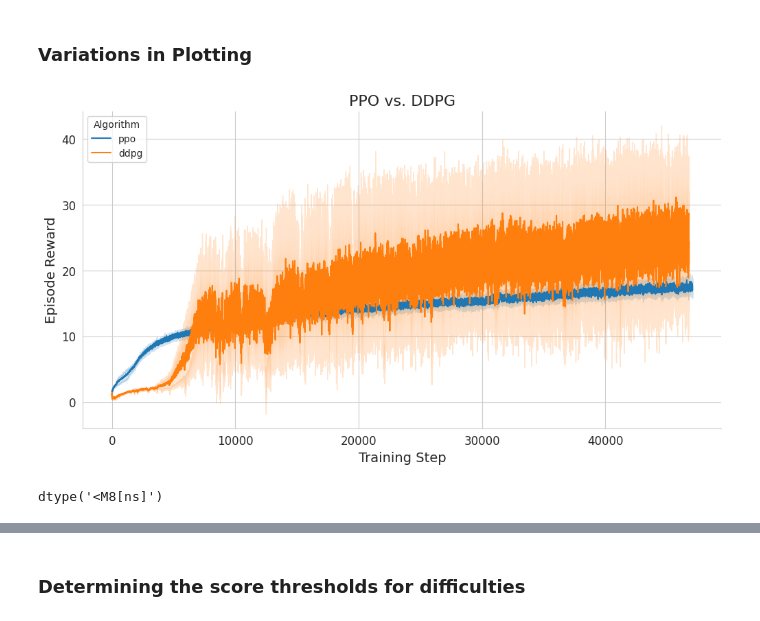
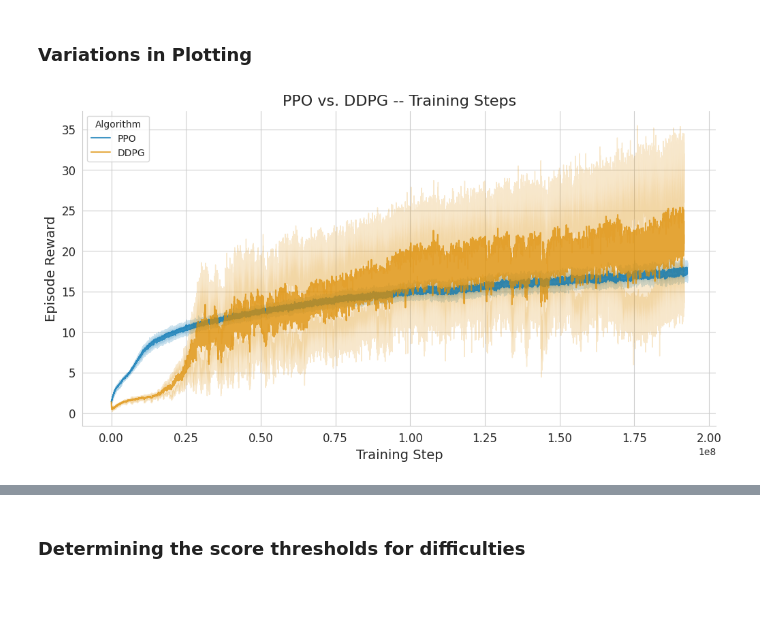
Before and after one commit to Farama-Foundation/A2Perf, a Jupyter notebook: viz/analysis/quadruped_locomotion/all_metrics.ipynb, the cells around one changed output, grey strips where cells are left out. Drawn from its saved outputs; the diff is of its cells as text; code cells hidden in the pictures; blank space fills up the shorter version.

```diff
--- a/viz/analysis/quadruped_locomotion/all_metrics.ipynb
+++ b/viz/analysis/quadruped_locomotion/all_metrics.ipynb
@@ -86,7 +103,7 @@ experiment_base_dir = os.path.join(base_dir, domain, 'debug' if debug else '',
 # reduce all seeds over all algorithms to a single list
 
 for algo in algo_to_exp_dict.keys():
-  experiment_path = os.path.join(experiment_base_dir, algo,
+  experiment_path = os.path.join(experiment_base_dir, algo.lower(),
                                  algo_to_exp_dict[algo],
                                  f'**/tensorboard/{algo.upper()}_0_1/*events*')
   print(f'Experiment Path: {experiment_path}')
@@ -159,6 +183,7 @@ def load_tb_data(event_file):
 # %%
 all_df = pd.DataFrame()
 for log_dir in log_dirs:
+  print(log_dir)
   log_base_dir = os.path.dirname(log_dir)
   exp_split = log_dir.split('/')
 
@@ -169,6 +194,7 @@ for log_dir in log_dirs:
   experiment = exp_split[-5]
   algo = exp_split[-6]
   if seed not in algo_to_seeds[algo]:
+    print(f'\tSkipping {log_dir} since seed {seed} is not in algo_to_seeds')
     continue
 
   print(f'Processing Experiment: {experiment}, Seed: {seed}, Algo: {algo}')
@@ -178,6 +204,13 @@ for log_dir in log_dirs:
     data = pd.read_csv(os.path.join(log_base_dir, 'data.csv'))
   else:
     data = load_tb_data(log_dir)
+
+    # Convert datetime columns to offset-naive (if they exist and are offset-aware)
+    # Example: assuming 'timestamp' is your datetime column
+    if 'timestamp' in data.columns:
+      data['timestamp'] = pd.to_datetime(data['timestamp']).apply(
+          lambda x: x.replace(tzinfo=None) if x.tzinfo else x)
+
     data['seed'] = seed
     data['experiment'] = experiment
     data['algo'] = algo
@@ -252,44 +285,39 @@ Algo: ppo
 # %% [markdown]
 ### Variations in Plotting
 # %%
+# Assuming all_df is your DataFrame
+all_df['algo'] = all_df['algo'].str.upper()  # Capitalize the 'algo' column
+step_to_plot = all_df['step'] * 4096  # Multiply the 'step' column by 4096
+
 # Set the style of the plot to be more professional
-sns.set_style(
-    "whitegrid")  # This creates a grid background for better readability
+sns.set_style("whitegrid")
 
 # Create a larger figure size for better visibility
 plt.figure(figsize=(12, 6))
 
 # Plot the data
-axes = sns.lineplot(x='step', y='episode_reward', hue='algo',
-                    data=all_df, errorbar='sd')
+axes = sns.lineplot(x=step_to_plot, y='episode_reward', hue='algo', data=all_df,
+                    errorbar='sd', palette='colorblind', )
+
+for line in axes.lines:
+  line.set_alpha(0.75)
 
 # Set the labels and titles
-axes.set_xlabel('Training Step', fontsize=14)  # Set x-axis label
-axes.set_ylabel('Episode Reward', fontsize=14)  # Set y-axis label
-axes.set_title('PPO vs. DDPG', fontsize=16)  # Set plot title
+axes.set_xlabel('Training Step', fontsize=14)
+axes.set_ylabel('Episode Reward', fontsize=14)
+axes.set_title('PPO vs. DDPG -- Training Steps', fontsize=16)
 
 # Improve the legend
-axes.legend(title='Algorithm', loc='upper left',
-            fontsize='medium')  # Customize the legend
+axes.legend(title='Algorithm', loc='upper left', fontsize='medium')
 
 # Fine-tuning for professional appearance
-axes.tick_params(labelsize=12)  # Adjust the size of the ticks
-sns.despine()  # Remove the top and right spines
-
-# Optional: Set specific limits for x and y axes, if needed
-# axes.set_xlim([xmin, xmax])
-# axes.set_ylim([ymin, ymax])
+axes.tick_params(labelsize=12)
+sns.despine()
 
 # Show the plot
 plt.show()
 # %% [output]
-[figure, old version]
+[figure, new version]
-# %%
-# convert timestamp to datetime
-all_df['timestamp_dt'] = pd.to_datetime(all_df['timestamp'])
-all_df['timestamp_dt'].dtype
-# %% [output]
-dtype('<M8[ns]')
 # %%
 # We need to align the plots by duration, otherwise the plots will be misaligned
 # We can do this by finding the minimum timestamp for each algo and subtracting it from all timestamps
```
Also changed, not shown: parts of 49 cells of this notebook, 7 other files.
